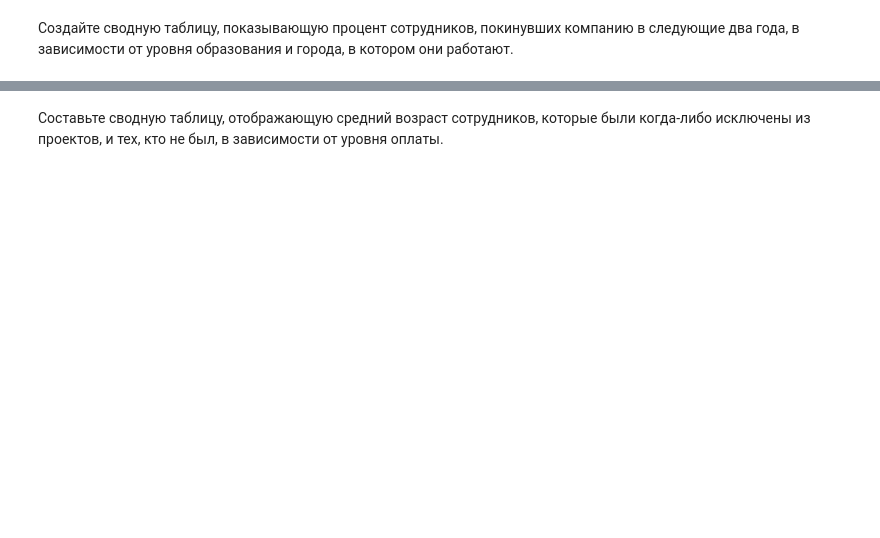
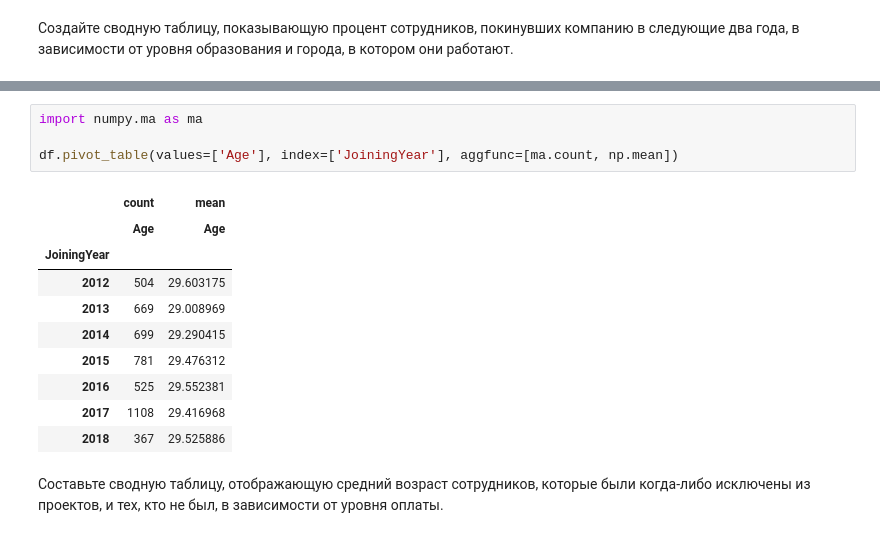
Before and after one commit to golubnichiy/bigdata_0925, a Jupyter notebook: day_02 ex.ipynb, the cells around one changed output, grey strips where cells are left out. Saved outputs shown, nothing was run; the diff lists cells and outputs as text; blank space fills up the shorter version.

```diff
--- a/day_02 ex.ipynb
+++ b/day_02 ex.ipynb
@@ -222,2 +263,17 @@ df.pivot_table(values=['ExperienceInCurrentDomain'], index=['Education', 'Gender
+# %%
+import numpy.ma as ma
+
+df.pivot_table(values=['Age'], index=['JoiningYear'], aggfunc=[ma.count, np.mean])
+# %% [output]
+|  | count | mean |
+|  | Age | Age |
+| JoiningYear |  |  |
+| 2012 | 504 | 29.603175 |
+| 2013 | 669 | 29.008969 |
+| 2014 | 699 | 29.290415 |
+| 2015 | 781 | 29.476312 |
+| 2016 | 525 | 29.552381 |
+| 2017 | 1108 | 29.416968 |
+| 2018 | 367 | 29.525886 |
 # %% [markdown]
 Составьте сводную таблицу, отображающую средний возраст сотрудников, которые были когда-либо исключены из проектов, и тех, кто не был, в зависимости от уровня оплаты.
```
Also changed, not shown: parts of 5 cells of this notebook, 5 other files.
